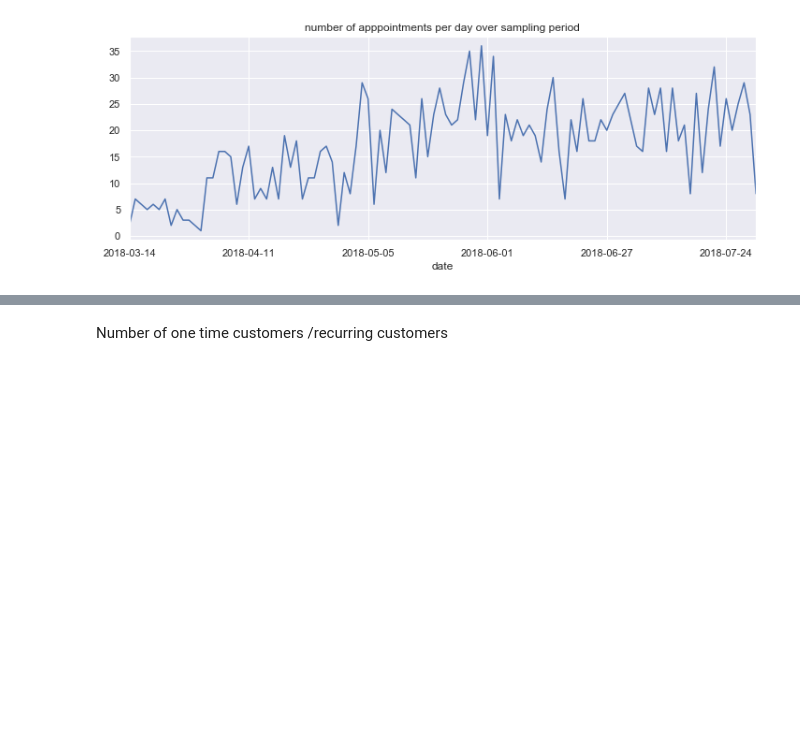
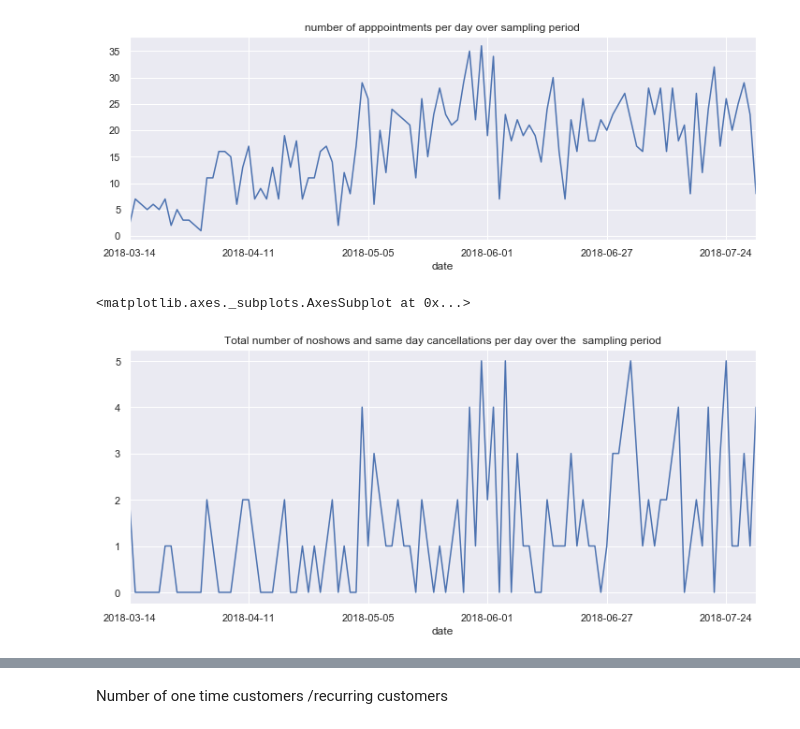
Before and after one commit to ericma007/p1, a Jupyter notebook: notebooks/Hair Salon Exploratory Data Analysis .ipynb, the cells around one changed output, grey strips where cells are left out. Saved outputs shown, nothing was run; the diff lists cells and outputs as text; code cells hidden in the pictures; blank space fills up the shorter version.

```diff
--- a/notebooks/Hair Salon Exploratory Data Analysis .ipynb
+++ b/notebooks/Hair Salon Exploratory Data Analysis .ipynb
@@ -60,3 +60,10 @@ df2['visit'].groupby(['date']).sum().plot.line()
 # %% [output]
 <matplotlib.axes._subplots.AxesSubplot at 0x...>
 [figure]
+# %%
+plt.figure(figsize=(12,5))
+plt.title("Total number of noshows and same day cancellations per day over the  sampling period")
+df2['noshowflag'].groupby(['date']).sum().plot()
+# %% [output]
+<matplotlib.axes._subplots.AxesSubplot at 0x...>
+[figure, added]
```
Also changed, not shown: parts of 29 cells of this notebook, 3 other files.
